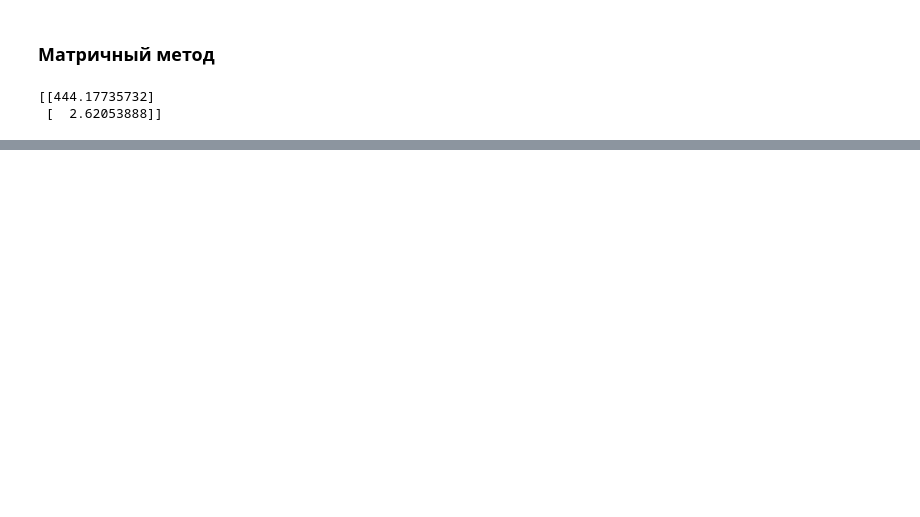
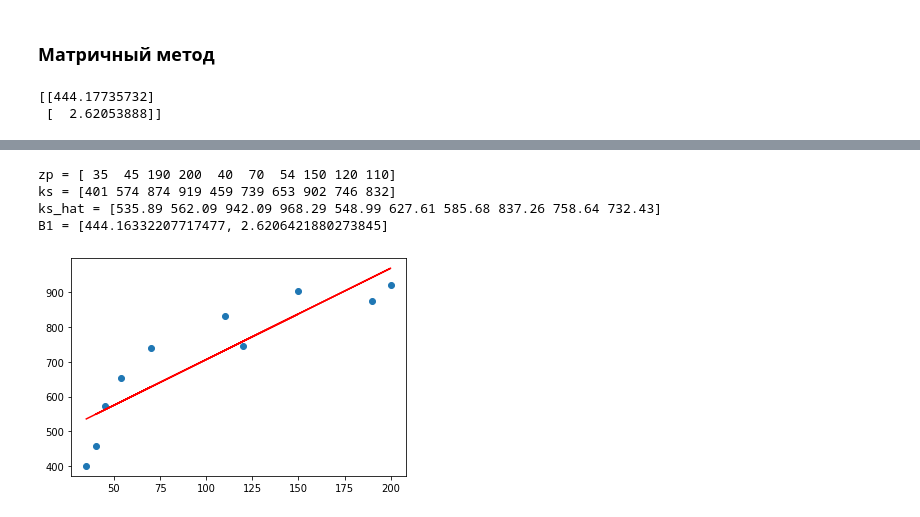
Before and after one commit to DenisLezin/GB_probability_theory, a Jupyter notebook: lesson7_hw.ipynb, the cells around one changed output, grey strips where cells are left out. Cells and saved outputs as stored; diff of their text form; code cells hidden in the pictures; blank space fills up the shorter version.

```diff
--- a/lesson7_hw.ipynb
+++ b/lesson7_hw.ipynb
@@ -95,0 +118,10 @@ print(B)
+# %%
+alpha = 1e-6
+B1 = 0.1
+vol_iter = 3000
+show_elm = 500
+
+x = np.array([27, 37, 42, 48, 54, 56, 77, 80])
+y = np.array([1.2, 1.6, 1.8, 1.8, 2.5, 2.6, 3.0, 3.3])
+B1_new = get_B1_nonintersept(y, x, alpha, B1, vol_iter, show_elm)
+print(f'Iteration {vol_iter}, B1 = {B1_new:.8f}, mse = {mse_(y, x, B1_new):.8f}')
@@ -95,0 +181,21 @@ print(B)
+# %%
+def mse_intersept(y, x, B):
+    return np.mean((y - B[0] - B[1] * x)**2)
+
+
+def get_B_intersept(y, x, alpha, B, vol_iter, print_elm=1):
+    for i in range(vol_iter):
+        B1 = B[0] - alpha * 2 / len(y) * np.sum((y - B[0] - B[1] * x) * -1)
+        B2 = B[1] - alpha * 2 / len(y) * np.sum((y - B[0] - B[1] * x) * -x)
+        B[0], B[1] = B1, B2
+        if i % print_elm == 0:
+            print(f'Iteration {i}, B1 = {B[0]:.8f}, B2 = {B[1]:.8f}, mse = {mse_intersept(y, x, B):.8f}')
+    return B
+# %%
+alpha = 1e-5
+B = [444, 2.62]
+vol_iter = 500000
+show_elm = 50000
+
+B_new = get_B_intersept(ks, zp, alpha, B, vol_iter, show_elm)
+print(f'Iteration {vol_iter}, B1 = {B_new[0]:.10f}, B2 = {B_new[1]:.10f}, mse = {mse_intersept(ks, zp, B_new):.10f}')
@@ -95,0 +214,12 @@ print(B)
+# %%
+ks_hat = [B_new[0] + B_new[1] * i for i in zp]
+print(f'zp = {zp}\nks = {ks}\nks_hat = {np.round(ks_hat, 2)}\nB1 = {B_new}')
+plt.scatter(zp, ks)
+plt.plot(zp, ks_hat, color='r')
+plt.show()
+# %% [output]
+zp = [ 35  45 190 200  40  70  54 150 120 110]
+ks = [401 574 874 919 459 739 653 902 746 832]
+ks_hat = [535.89 562.09 942.09 968.29 548.99 627.61 585.68 837.26 758.64 732.43]
+B1 = [444.16332207717477, 2.6206421880273845]
+[figure, added]
```
Also changed, not shown: parts of 11 cells of this notebook.
